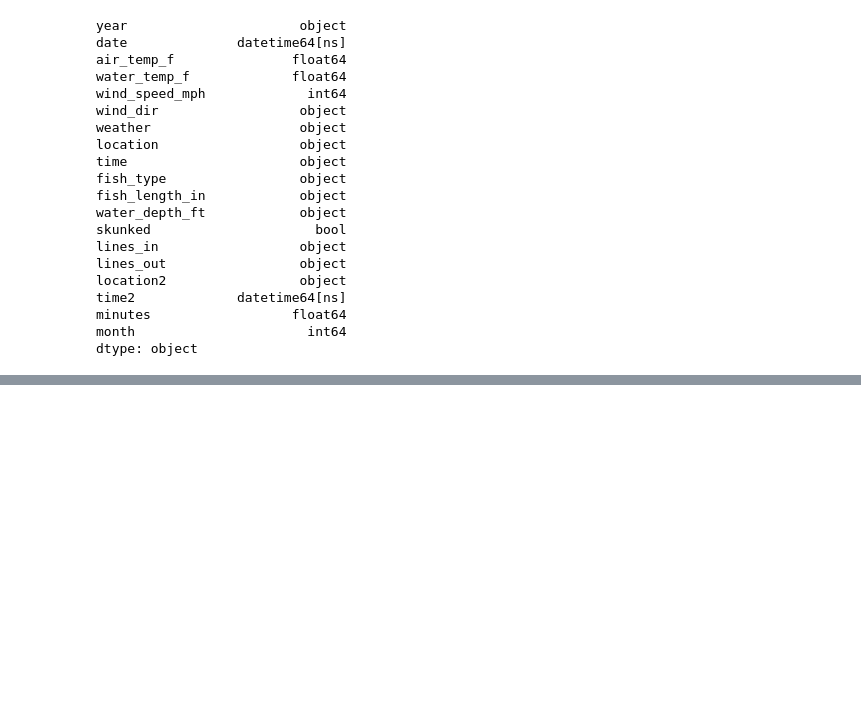
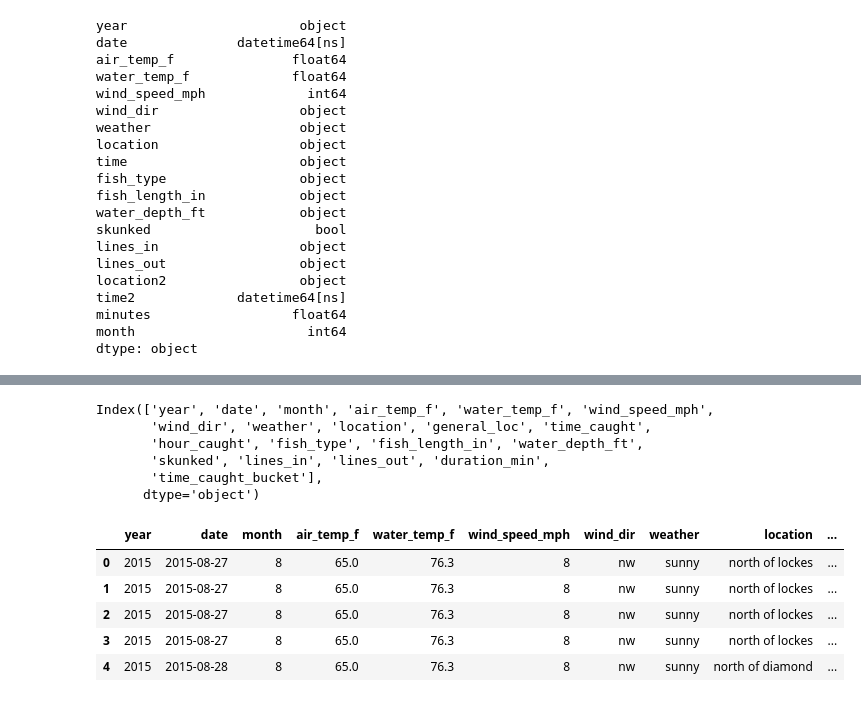
Before and after one commit to dancosta154/Winnipesaukee_Clustering, a Jupyter notebook: data_cleaning.ipynb, the cells around one changed output, grey strips where cells are left out. Drawn from its saved outputs; the diff is of its cells as text; code cells hidden in the pictures; blank space fills up the shorter version.

```diff
--- a/data_cleaning.ipynb
+++ b/data_cleaning.ipynb
@@ -746,0 +747,23 @@ df.head()
+# %%
+df.columns
+# %% [output]
+Index(['year', 'date', 'month', 'air_temp_f', 'water_temp_f', 'wind_speed_mph',
+       'wind_dir', 'weather', 'location', 'general_loc', 'time_caught',
+       'hour_caught', 'fish_type', 'fish_length_in', 'water_depth_ft',
+       'skunked', 'lines_in', 'lines_out', 'duration_min',
+       'time_caught_bucket'],
+      dtype='object')
+# %%
+df = df[['year', 'date', 'month', 'air_temp_f', 'water_temp_f', 'wind_speed_mph',
+       'wind_dir', 'weather', 'location', 'general_loc', 'time_caught', 'hour_caught', 'fish_type',
+       'fish_length_in', 'water_depth_ft', 'skunked', 'lines_in', 'lines_out',
+       'duration_min', 'time_caught_bucket']]
+# %%
+df.head()
+# %% [output]
+|  | year | date | month | air_temp_f | water_temp_f | wind_speed_mph | wind_dir | weather | location | ... |
+| 0 | 2015 | 2015-08-27 | 8 | 65.0 | 76.3 | 8 | nw | sunny | north of lockes | ... |
+| 1 | 2015 | 2015-08-27 | 8 | 65.0 | 76.3 | 8 | nw | sunny | north of lockes | ... |
+| 2 | 2015 | 2015-08-27 | 8 | 65.0 | 76.3 | 8 | nw | sunny | north of lockes | ... |
+| 3 | 2015 | 2015-08-27 | 8 | 65.0 | 76.3 | 8 | nw | sunny | north of lockes | ... |
+| 4 | 2015 | 2015-08-28 | 8 | 65.0 | 76.3 | 8 | nw | sunny | north of diamond | ... |
```
Also changed, not shown: parts of 27 cells of this notebook, 4 other files.
